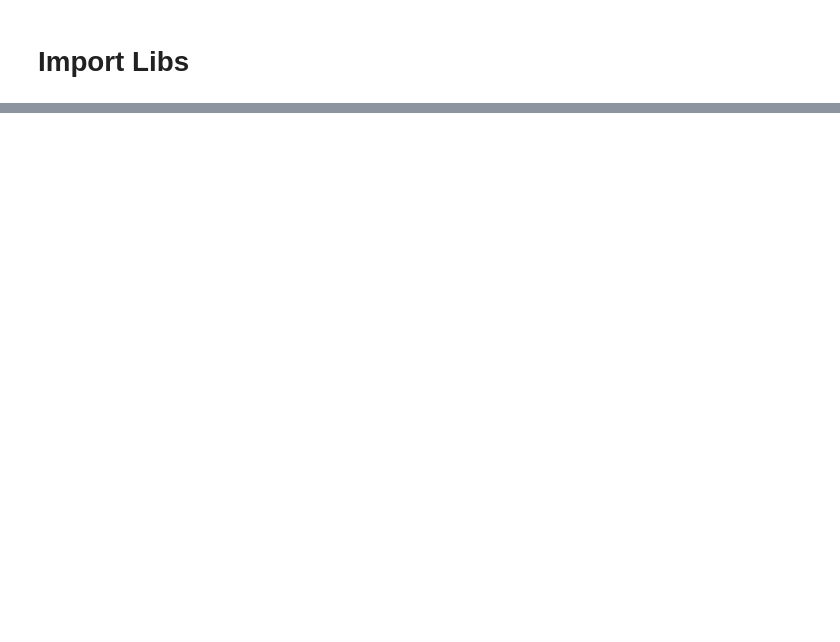
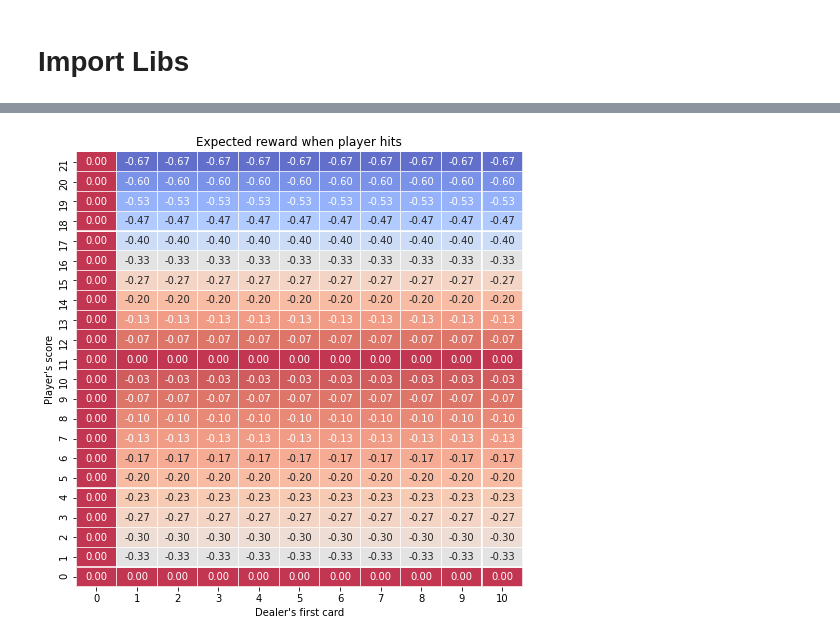
Before and after one commit to basselkassem/easy21, a Jupyter notebook: Dynamic_Programing.ipynb, the cells around one changed output, grey strips where cells are left out. Drawn from its saved outputs; the diff is of its cells as text; code cells hidden in the pictures; blank space fills up the shorter version.

```diff
--- a/Dynamic_Programing.ipynb
+++ b/Dynamic_Programing.ipynb
@@ -240,8 +17,0 @@ Looks good
-# %%
-rewards = np.zeros((env.MAX_VALUE + 1, env.MAX_VALUE + 1))
-rewards[1:, 0] = -1
-rewards_hit = np.sum(player_trans_proba * rewards, axis= -1)
-rewards_hit = rewards_hit.reshape(-1, 1) + np.zeros((env.MAX_VALUE + 1, env.MAX_VALUE + 1))
-rewards_hit[:, 0] = 0
-rewards_hit = rewards_hit[:, 0: 11]
-draw2d_array(rewards_hit, 'Expected reward for hit')
@@ -250,8 +17,0 @@ draw2d_array(rewards_hit, 'Expected reward for hit')
-# %%
-rewards = np.zeros((env.MAX_VALUE + 1, env.MAX_VALUE + 1, env.MAX_VALUE + 1))
-rewards[1:, 1:, 0] = 1.0 # player wins (dealer is busted)
-for k in range(1, env.MAX_VALUE + 1):
-    rewards[1: k, 1: 17, k] = -1.0 # dealer wins (dealer score > player score)
-    rewards[k + 1:, 1: 17, k] = 1.0 # player wins (player score > dealer score)
-rewards_stick = np.sum(dealer_trans_proba * rewards, axis = -1)[:, 0: 11]
-draw2d_array(rewards_stick, 'Expected reward for stick')
@@ -259,0 +126,5 @@ draw2d_array(rewards_stick, 'Expected reward for stick')
+# %%
+rewards_hit = create_reward_hit(env.MAX_VALUE + 1, env.CARD_VALUE_MAX + 1)
+env.Visualizer.draw2d_array(rewards_hit, 'Expected reward when player hits')
+# %% [output]
+[figure, added]
```
Also changed, not shown: parts of 47 cells of this notebook.
